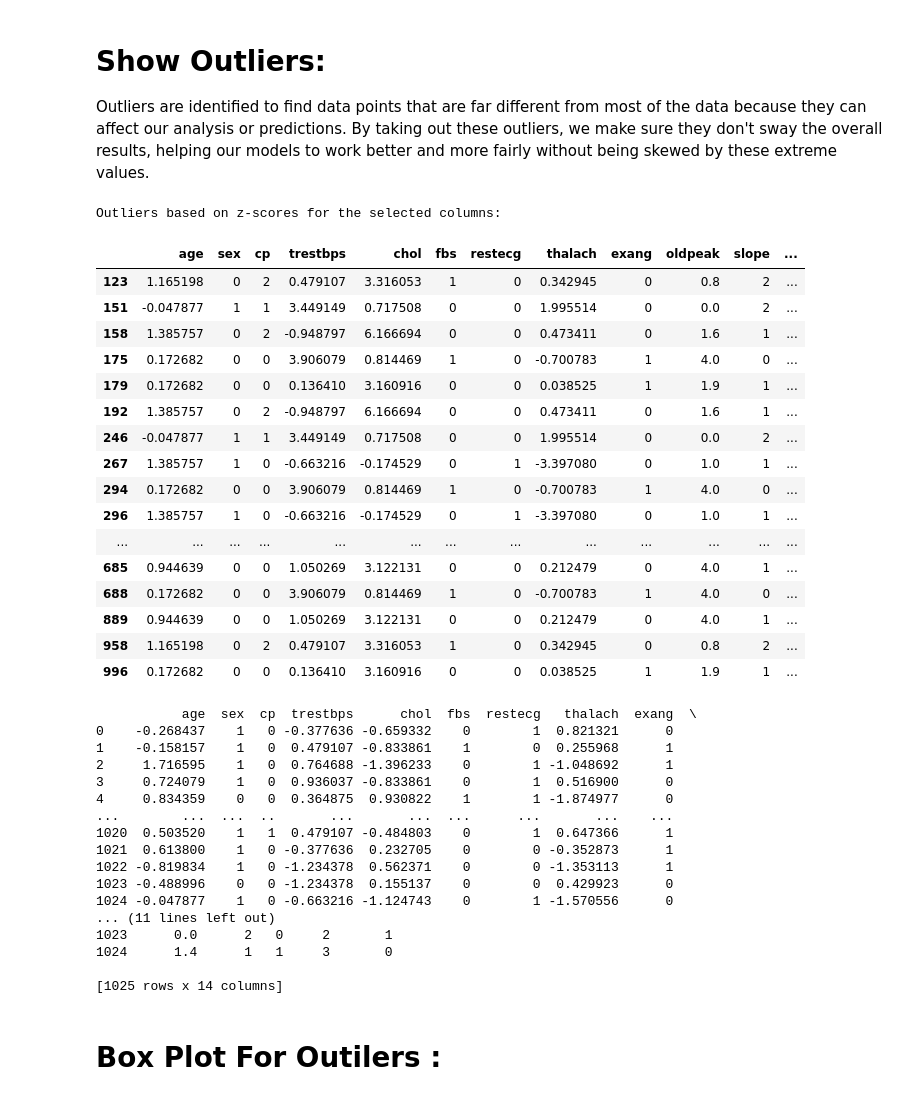
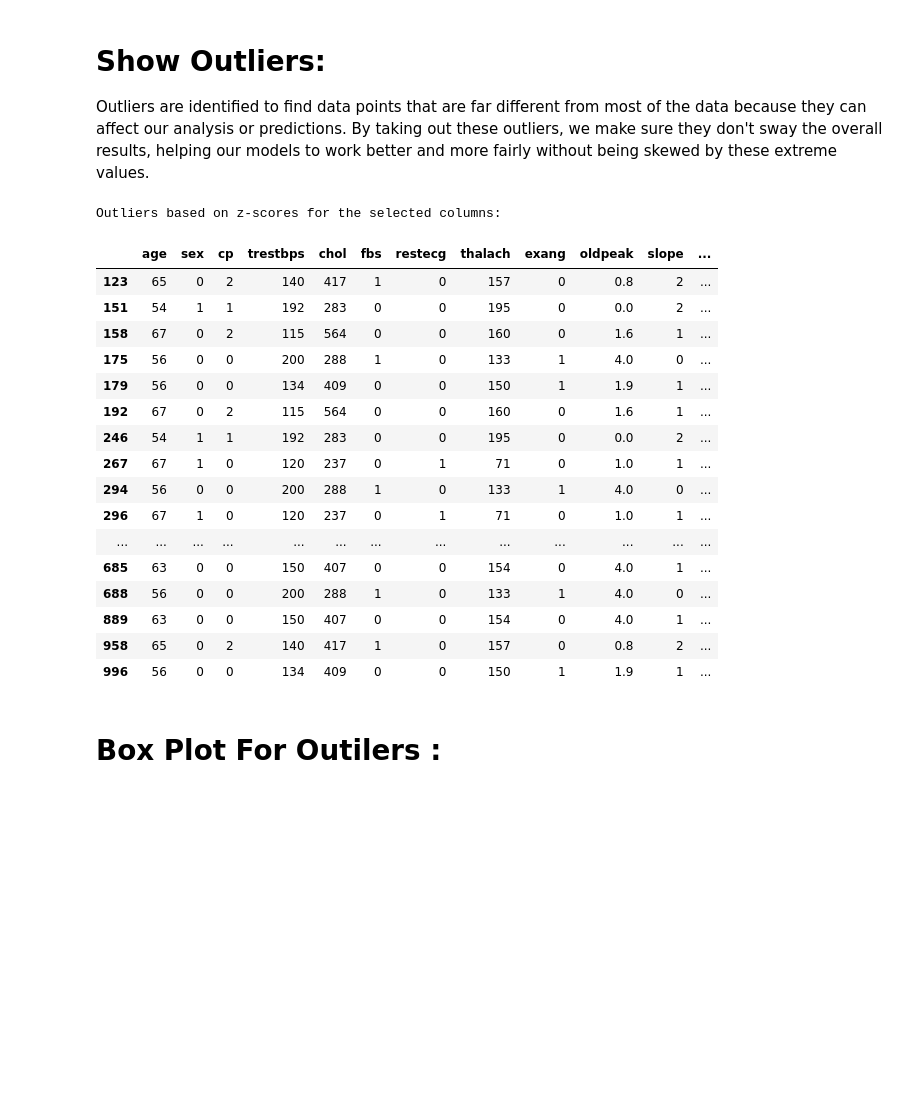
Before and after one commit to JoudySaleh-IT/IT326, a Jupyter notebook: Phase2.ipynb, the cells around one changed output. Cells and saved outputs as stored; diff of their text form; code cells hidden in the pictures; blank space fills up the shorter version.

```diff
--- a/Phase2.ipynb
+++ b/Phase2.ipynb
@@ -337,56 +337,39 @@ Outliers are identified to find data points that are far different from most of
 # %%
 from scipy.stats import zscore
 
-# Define the columns you want to check for outliers
-columns_to_check = ['age', 'trestbps', 'chol', 'thalach']  # Example columns
-
-# Calculate z-scores for these columns
-df[columns_to_check] = df[columns_to_check].apply(zscore)
+# Columns selected for detecting outliers
+columns_to_detect_outliers = ['age', 'trestbps', 'chol', 'thalach']
+# Calculate z-scores for the selected columns
+z_scores = df[columns_to_detect_outliers].apply(zscore)
 
 # Define a threshold for identifying outliers
 threshold = 3
 
-# Identify outliers
-outliers = df[(abs(df[columns_to_check]) > threshold).any(axis=1)]
+# Identify outliers using the threshold
+outliers = df[(abs(z_scores) > threshold).any(axis=1)]
+
 # Display the outliers
 print("Outliers based on z-scores for the selected columns: \n")
 display(outliers)
 # %% [output]
 Outliers based on z-scores for the selected columns:
 |  | age | sex | cp | trestbps | chol | fbs | restecg | thalach | exang | oldpeak | slope | ... |
-| 123 | 1.165198 | 0 | 2 | 0.479107 | 3.316053 | 1 | 0 | 0.342945 | 0 | 0.8 | 2 | ... |
-| 151 | -0.047877 | 1 | 1 | 3.449149 | 0.717508 | 0 | 0 | 1.995514 | 0 | 0.0 | 2 | ... |
-| 158 | 1.385757 | 0 | 2 | -0.948797 | 6.166694 | 0 | 0 | 0.473411 | 0 | 1.6 | 1 | ... |
-| 175 | 0.172682 | 0 | 0 | 3.906079 | 0.814469 | 1 | 0 | -0.700783 | 1 | 4.0 | 0 | ... |
-| 179 | 0.172682 | 0 | 0 | 0.136410 | 3.160916 | 0 | 0 | 0.038525 | 1 | 1.9 | 1 | ... |
-| 192 | 1.385757 | 0 | 2 | -0.948797 | 6.166694 | 0 | 0 | 0.473411 | 0 | 1.6 | 1 | ... |
-| 246 | -0.047877 | 1 | 1 | 3.449149 | 0.717508 | 0 | 0 | 1.995514 | 0 | 0.0 | 2 | ... |
-| 267 | 1.385757 | 1 | 0 | -0.663216 | -0.174529 | 0 | 1 | -3.397080 | 0 | 1.0 | 1 | ... |
-| 294 | 0.172682 | 0 | 0 | 3.906079 | 0.814469 | 1 | 0 | -0.700783 | 1 | 4.0 | 0 | ... |
-| 296 | 1.385757 | 1 | 0 | -0.663216 | -0.174529 | 0 | 1 | -3.397080 | 0 | 1.0 | 1 | ... |
+| 123 | 65 | 0 | 2 | 140 | 417 | 1 | 0 | 157 | 0 | 0.8 | 2 | ... |
+| 151 | 54 | 1 | 1 | 192 | 283 | 0 | 0 | 195 | 0 | 0.0 | 2 | ... |
+| 158 | 67 | 0 | 2 | 115 | 564 | 0 | 0 | 160 | 0 | 1.6 | 1 | ... |
+| 175 | 56 | 0 | 0 | 200 | 288 | 1 | 0 | 133 | 1 | 4.0 | 0 | ... |
+| 179 | 56 | 0 | 0 | 134 | 409 | 0 | 0 | 150 | 1 | 1.9 | 1 | ... |
+| 192 | 67 | 0 | 2 | 115 | 564 | 0 | 0 | 160 | 0 | 1.6 | 1 | ... |
+| 246 | 54 | 1 | 1 | 192 | 283 | 0 | 0 | 195 | 0 | 0.0 | 2 | ... |
+| 267 | 67 | 1 | 0 | 120 | 237 | 0 | 1 | 71 | 0 | 1.0 | 1 | ... |
+| 294 | 56 | 0 | 0 | 200 | 288 | 1 | 0 | 133 | 1 | 4.0 | 0 | ... |
+| 296 | 67 | 1 | 0 | 120 | 237 | 0 | 1 | 71 | 0 | 1.0 | 1 | ... |
 | ... | ... | ... | ... | ... | ... | ... | ... | ... | ... | ... | ... | ... |
-| 685 | 0.944639 | 0 | 0 | 1.050269 | 3.122131 | 0 | 0 | 0.212479 | 0 | 4.0 | 1 | ... |
-| 688 | 0.172682 | 0 | 0 | 3.906079 | 0.814469 | 1 | 0 | -0.700783 | 1 | 4.0 | 0 | ... |
-| 889 | 0.944639 | 0 | 0 | 1.050269 | 3.122131 | 0 | 0 | 0.212479 | 0 | 4.0 | 1 | ... |
-| 958 | 1.165198 | 0 | 2 | 0.479107 | 3.316053 | 1 | 0 | 0.342945 | 0 | 0.8 | 2 | ... |
-| 996 | 0.172682 | 0 | 0 | 0.136410 | 3.160916 | 0 | 0 | 0.038525 | 1 | 1.9 | 1 | ... |
+| 685 | 63 | 0 | 0 | 150 | 407 | 0 | 0 | 154 | 0 | 4.0 | 1 | ... |
+| 688 | 56 | 0 | 0 | 200 | 288 | 1 | 0 | 133 | 1 | 4.0 | 0 | ... |
+| 889 | 63 | 0 | 0 | 150 | 407 | 0 | 0 | 154 | 0 | 4.0 | 1 | ... |
+| 958 | 65 | 0 | 2 | 140 | 417 | 1 | 0 | 157 | 0 | 0.8 | 2 | ... |
+| 996 | 56 | 0 | 0 | 134 | 409 | 0 | 0 | 150 | 1 | 1.9 | 1 | ... |
-           age  sex  cp  trestbps      chol  fbs  restecg   thalach  exang  \
-0    -0.268437    1   0 -0.377636 -0.659332    0        1  0.821321      0
-1    -0.158157    1   0  0.479107 -0.833861    1        0  0.255968      1
-2     1.716595    1   0  0.764688 -1.396233    0        1 -1.048692      1
-3     0.724079    1   0  0.936037 -0.833861    0        1  0.516900      0
-4     0.834359    0   0  0.364875  0.930822    1        1 -1.874977      0
-...        ...  ...  ..       ...       ...  ...      ...       ...    ...
-1020  0.503520    1   1  0.479107 -0.484803    0        1  0.647366      1
-1021  0.613800    1   0 -0.377636  0.232705    0        0 -0.352873      1
-1022 -0.819834    1   0 -1.234378  0.562371    0        0 -1.353113      1
-1023 -0.488996    0   0 -1.234378  0.155137    0        0  0.429923      0
-1024 -0.047877    1   0 -0.663216 -1.124743    0        1 -1.570556      0
-... (11 lines left out)
-1023      0.0      2   0     2       1
-1024      1.4      1   1     3       0
-
-[1025 rows x 14 columns]
 # %% [markdown]
 # Box Plot For Outilers :
 # %%
```
Also changed, not shown: parts of 9 cells of this notebook.
